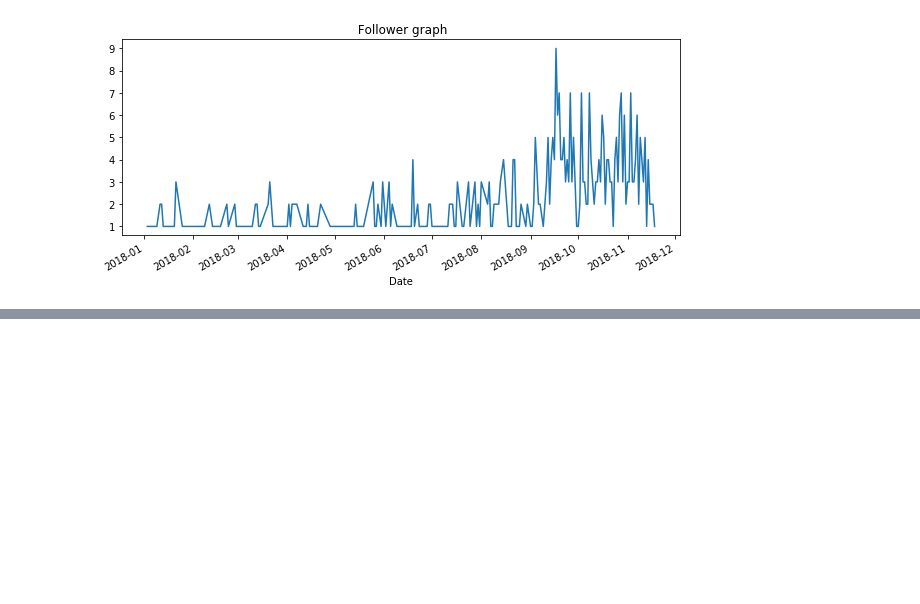
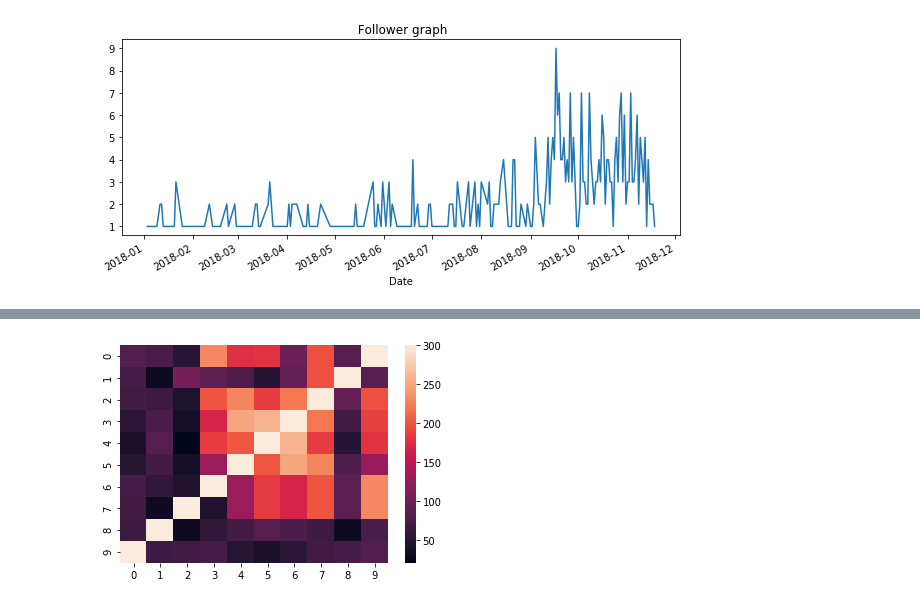
Before and after one commit to DJWickWack/TwitterProject, a Jupyter notebook: Twitter_Project.ipynb, the cells around one changed output, grey strips where cells are left out. Drawn from its saved outputs; the diff is of its cells as text; code cells hidden in the pictures; blank space fills up the shorter version.

```diff
--- a/Twitter_Project.ipynb
+++ b/Twitter_Project.ipynb
@@ -261,0 +306,14 @@ d.group_con(G)
+# %%
+k=[[80,75,51,231,178,181,98,198,85,300],
+                              [74,30,105,87,78,49,93,198,300,85],
+                              [70,66,43,200,230,186,221,300,93,198],
+                              [52,76,36,170,250,259,300,221,71,188],
+                              [40,83,21,186,201,300,259,186,49,181],
+                              [50,71,38,129,300,201,250,230,78,128],
+                              [73,58,44,300,129,186,170,200,87,231],
+                              [70,32,300,44,129,186,170,200,87,231],
+                              [66,300,32,58,71,83,76,66,30,75],
+                              [300,66,70,73,50,40,52,70,74,80]]
+ax = sns.heatmap(k)
+# %% [output]
+[figure, added]
```
Also changed, not shown: parts of 10 cells of this notebook.
